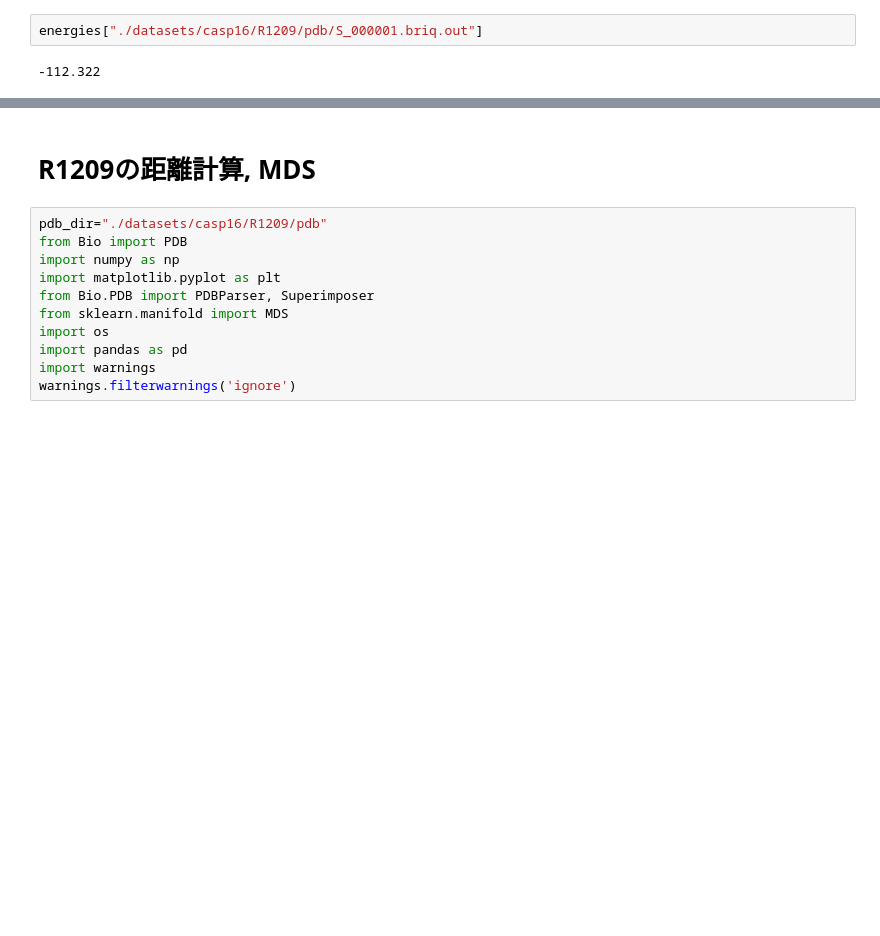
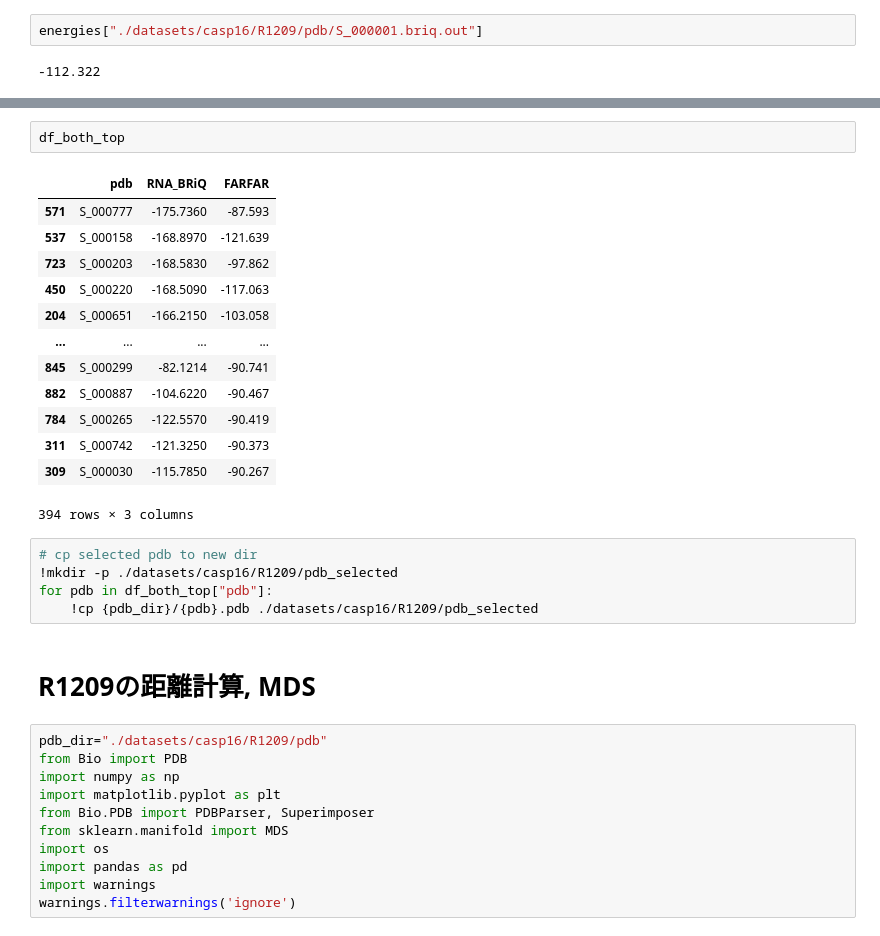
Before and after one commit to Shunsuke-1994/casp16, a Jupyter notebook: notebooks/R1209.ipynb, the cells around one changed output, grey strips where cells are left out. Saved outputs shown, nothing was run; the diff lists cells and outputs as text; blank space fills up the shorter version.

```diff
--- a/notebooks/R1209.ipynb
+++ b/notebooks/R1209.ipynb
@@ -61,3 +88,24 @@ df.head(4)
+# %%
+df_both_top
+# %% [output]
+|  | pdb | RNA_BRiQ | FARFAR |
+| 571 | S_000777 | -175.7360 | -87.593 |
+| 537 | S_000158 | -168.8970 | -121.639 |
+| 723 | S_000203 | -168.5830 | -97.862 |
+| 450 | S_000220 | -168.5090 | -117.063 |
+| 204 | S_000651 | -166.2150 | -103.058 |
+| ... | ... | ... | ... |
+| 845 | S_000299 | -82.1214 | -90.741 |
+| 882 | S_000887 | -104.6220 | -90.467 |
+| 784 | S_000265 | -122.5570 | -90.419 |
+| 311 | S_000742 | -121.3250 | -90.373 |
+| 309 | S_000030 | -115.7850 | -90.267 |
+394 rows × 3 columns
+# %%
+# cp selected pdb to new dir
+!mkdir -p ./datasets/casp16/R1209/pdb_selected
+for pdb in df_both_top["pdb"]:
+    !cp {pdb_dir}/{pdb}.pdb ./datasets/casp16/R1209/pdb_selected
 # %% [markdown]
 # R1209の距離計算, MDS
 # %%
```
Also changed, not shown: parts of 7 cells of this notebook, 1 other file.
